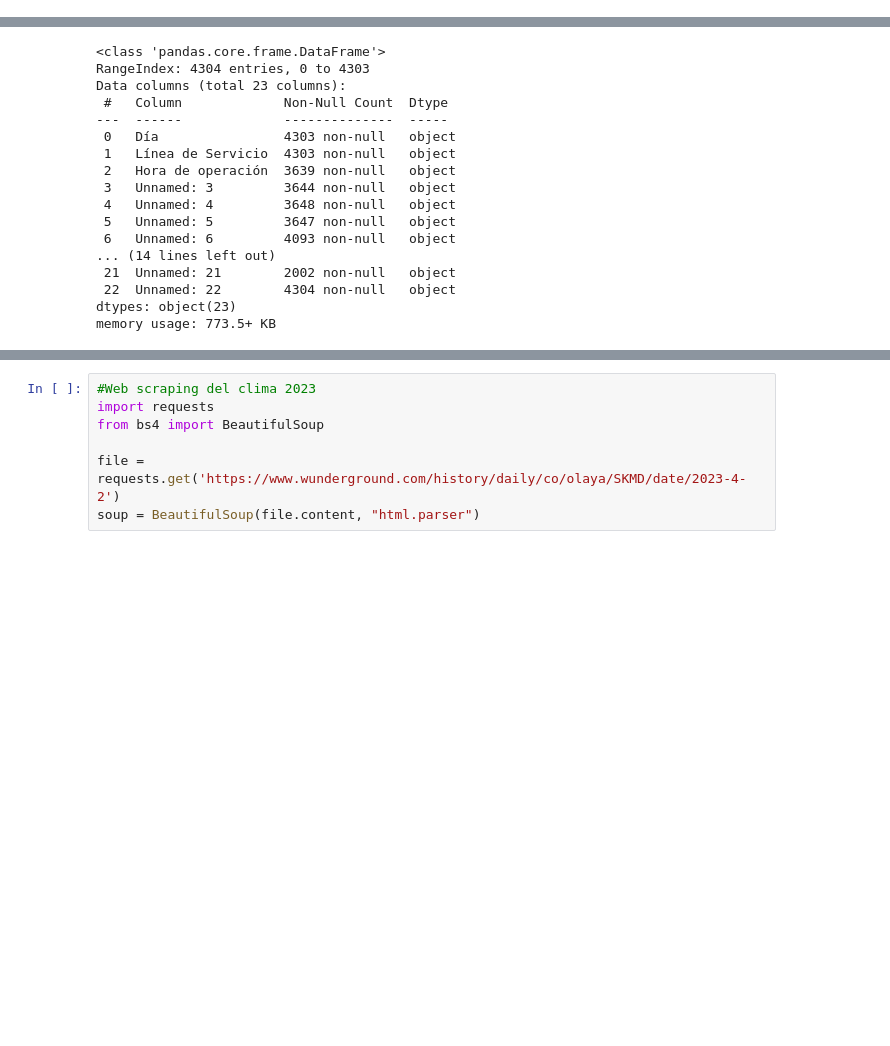
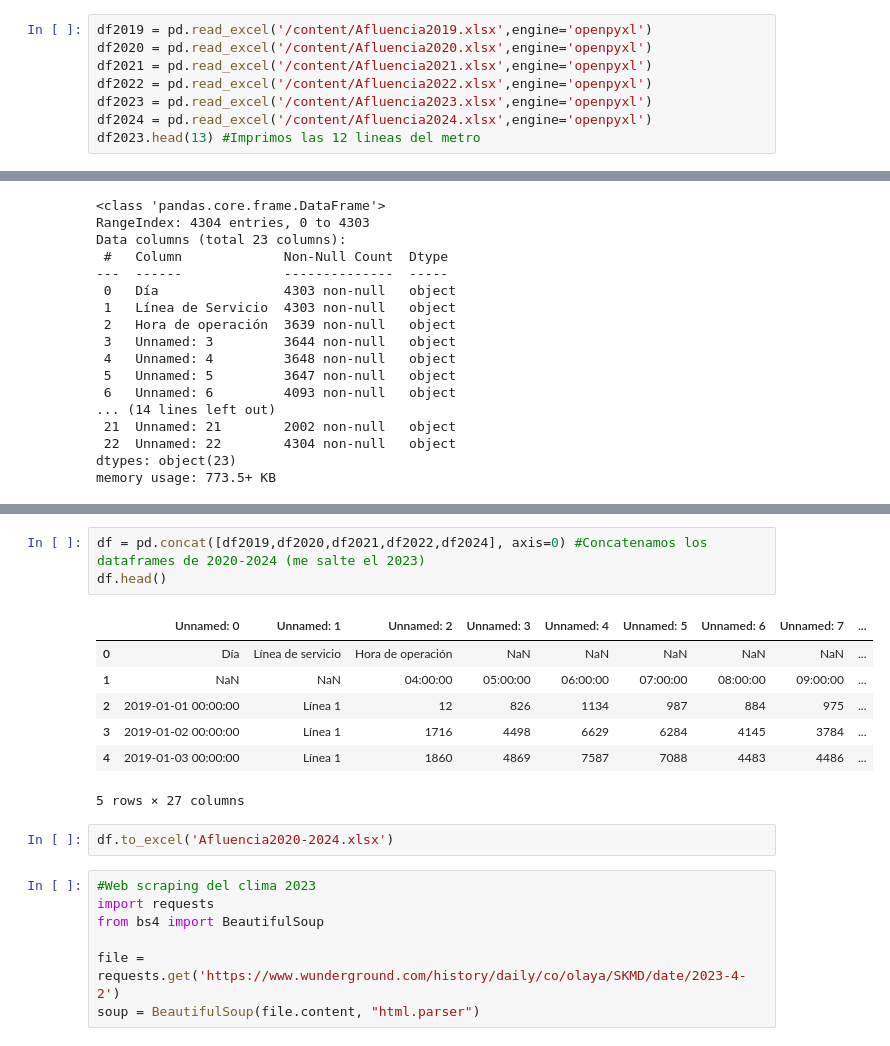
Before and after one commit to Rosvend/Passenger-flow-prediction-LSTM, a Jupyter notebook: LSTM_Metro_passenger_flow.ipynb, the cells around one changed output, grey strips where cells are left out. Drawn from its saved outputs; the diff is of its cells as text; blank space fills up the shorter version.

```diff
--- a/LSTM_Metro_passenger_flow.ipynb
+++ b/LSTM_Metro_passenger_flow.ipynb
@@ -53,0 +35,8 @@ df2023.head(13) #Imprimos las 12 lineas del metro
+# %%
+df2019 = pd.read_excel('/content/Afluencia2019.xlsx',engine='openpyxl')
+df2020 = pd.read_excel('/content/Afluencia2020.xlsx',engine='openpyxl')
+df2021 = pd.read_excel('/content/Afluencia2021.xlsx',engine='openpyxl')
+df2022 = pd.read_excel('/content/Afluencia2022.xlsx',engine='openpyxl')
+df2023 = pd.read_excel('/content/Afluencia2023.xlsx',engine='openpyxl')
+df2024 = pd.read_excel('/content/Afluencia2024.xlsx',engine='openpyxl')
+df2023.head(13) #Imprimos las 12 lineas del metro
@@ -134,3 +148,16 @@ interactive(children=(Dropdown(description='column', options=('4 AM', '5 AM', '6
+# %%
+df = pd.concat([df2019,df2020,df2021,df2022,df2024], axis=0) #Concatenamos los dataframes de 2020-2024 (me salte el 2023)
+df.head()
+# %% [output]
+|  | Unnamed: 0 | Unnamed: 1 | Unnamed: 2 | Unnamed: 3 | Unnamed: 4 | Unnamed: 5 | Unnamed: 6 | Unnamed: 7 | ... |
+| 0 | Día | Línea de servicio | Hora de operación | NaN | NaN | NaN | NaN | NaN | ... |
+| 1 | NaN | NaN | 04:00:00 | 05:00:00 | 06:00:00 | 07:00:00 | 08:00:00 | 09:00:00 | ... |
+| 2 | 2019-01-01 00:00:00 | Línea 1 | 12 | 826 | 1134 | 987 | 884 | 975 | ... |
+| 3 | 2019-01-02 00:00:00 | Línea 1 | 1716 | 4498 | 6629 | 6284 | 4145 | 3784 | ... |
+| 4 | 2019-01-03 00:00:00 | Línea 1 | 1860 | 4869 | 7587 | 7088 | 4483 | 4486 | ... |
+5 rows × 27 columns
+# %%
+df.to_excel('Afluencia2020-2024.xlsx')
 # %%
 #Web scraping del clima 2023
 import requests
```
Also changed, not shown: parts of 9 cells of this notebook.
